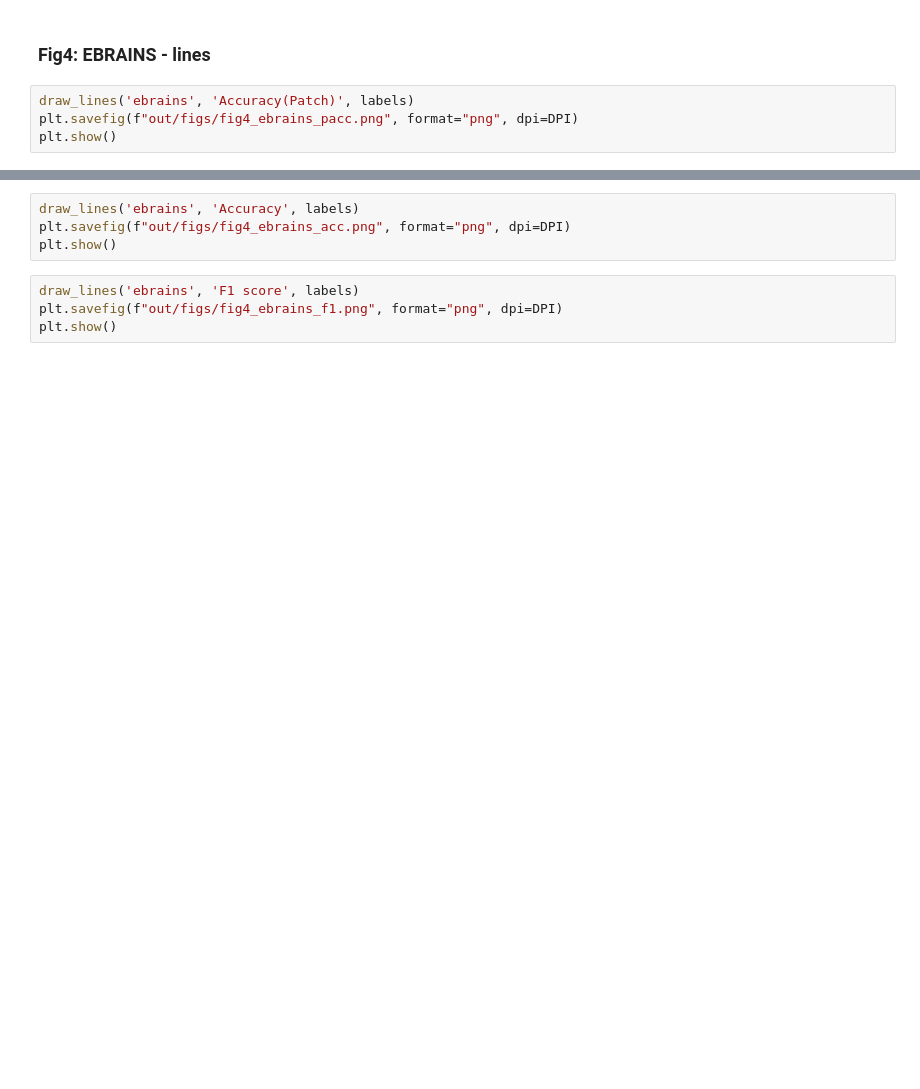
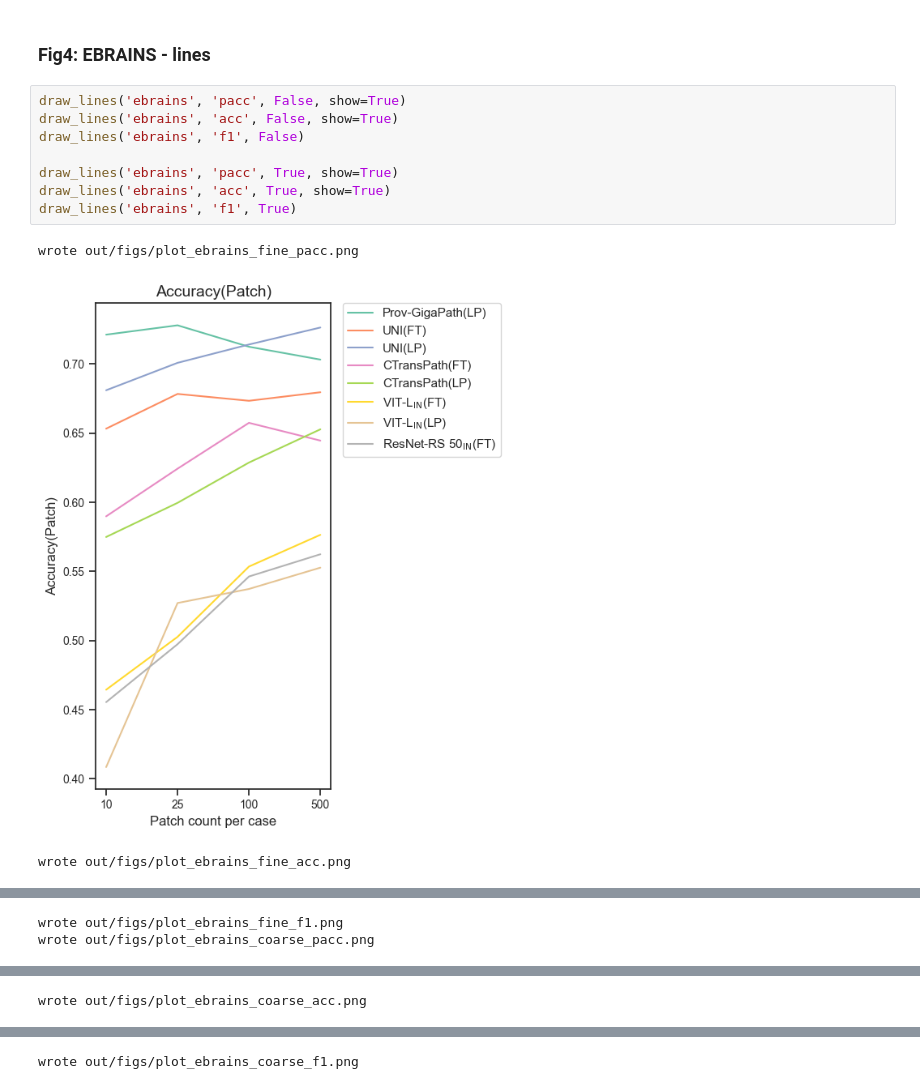
Before and after one commit to endaaman/bt, a Jupyter notebook: notes/note_metrics.ipynb, the cells around one changed output, grey strips where cells are left out. Cells and saved outputs as stored; diff of their text form; blank space fills up the shorter version.

```diff
--- a/notes/note_metrics.ipynb
+++ b/notes/note_metrics.ipynb
@@ -444,6 +454,14 @@ draw_lines('cv', 'f1', False)
 # %% [markdown]
 ### Fig4: EBRAINS - lines
 # %%
-draw_lines('ebrains', 'Accuracy(Patch)', labels)
-plt.savefig(f"out/figs/fig4_ebrains_pacc.png", format="png", dpi=DPI)
-plt.show()
+draw_lines('ebrains', 'pacc', False, show=True)
+draw_lines('ebrains', 'acc', False, show=True)
+draw_lines('ebrains', 'f1', False)
+
+draw_lines('ebrains', 'pacc', True, show=True)
+draw_lines('ebrains', 'acc', True, show=True)
+draw_lines('ebrains', 'f1', True)
+# %% [output]
+wrote out/figs/plot_ebrains_fine_pacc.png
+[figure, added]
+wrote out/figs/plot_ebrains_fine_acc.png
@@ -449,0 +469,2 @@ plt.show()
+wrote out/figs/plot_ebrains_fine_f1.png
+wrote out/figs/plot_ebrains_coarse_pacc.png
@@ -449,0 +472 @@ plt.show()
+wrote out/figs/plot_ebrains_coarse_acc.png
@@ -450,8 +474 @@ plt.show()
+wrote out/figs/plot_ebrains_coarse_f1.png
-# %%
-draw_lines('ebrains', 'Accuracy', labels)
-plt.savefig(f"out/figs/fig4_ebrains_acc.png", format="png", dpi=DPI)
-plt.show()
-# %%
-draw_lines('ebrains', 'F1 score', labels)
-plt.savefig(f"out/figs/fig4_ebrains_f1.png", format="png", dpi=DPI)
-plt.show()
```
Also changed, not shown: parts of 3 cells of this notebook.
